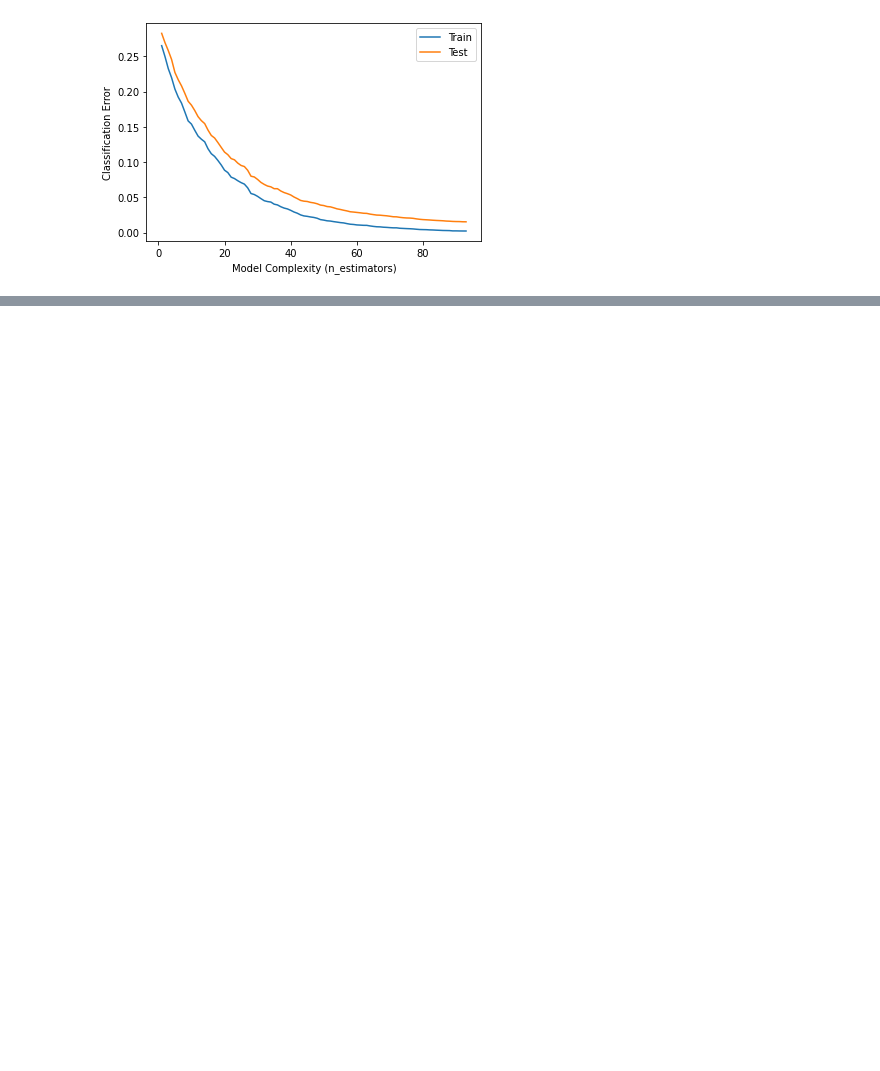
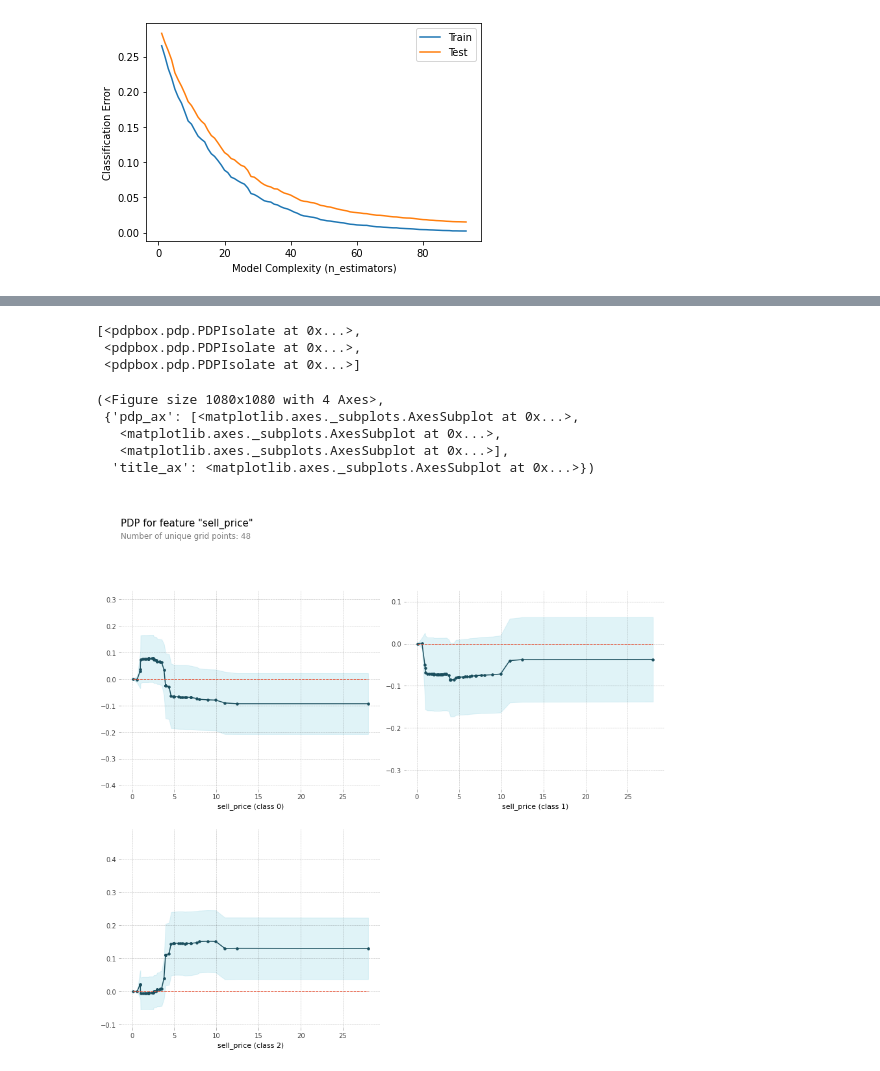
Before and after one commit to JenBanks8585/DS-Unit-2-Applied-Modeling, a Jupyter notebook: Jen_Banks_Walmart_project_on_Collab.ipynb, the cells around one changed output, grey strips where cells are left out. Saved outputs shown, nothing was run; the diff lists cells and outputs as text; code cells hidden in the pictures; blank space fills up the shorter version.

```diff
--- a/Jen_Banks_Walmart_project_on_Collab.ipynb
+++ b/Jen_Banks_Walmart_project_on_Collab.ipynb
@@ -760,0 +798,26 @@ plt.legend();
+# %%
+feature='sell_price'
+
+isolated2= pdp_isolate(
+    model=classifier,
+    dataset=X_test,
+    model_features=X_test.columns,
+    feature=feature,
+    num_grid_points=50
+)
+
+isolated2
+# %% [output]
+[<pdpbox.pdp.PDPIsolate at 0x...>,
+ <pdpbox.pdp.PDPIsolate at 0x...>,
+ <pdpbox.pdp.PDPIsolate at 0x...>]
+# %%
+
+pdp_plot(isolated2, feature_name=feature)
+# %% [output]
+(<Figure size 1080x1080 with 4 Axes>,
+ {'pdp_ax': [<matplotlib.axes._subplots.AxesSubplot at 0x...>,
+   <matplotlib.axes._subplots.AxesSubplot at 0x...>,
+   <matplotlib.axes._subplots.AxesSubplot at 0x...>],
+  'title_ax': <matplotlib.axes._subplots.AxesSubplot at 0x...>})
+[figure, added]
```
Also changed, not shown: parts of 53 cells of this notebook.
